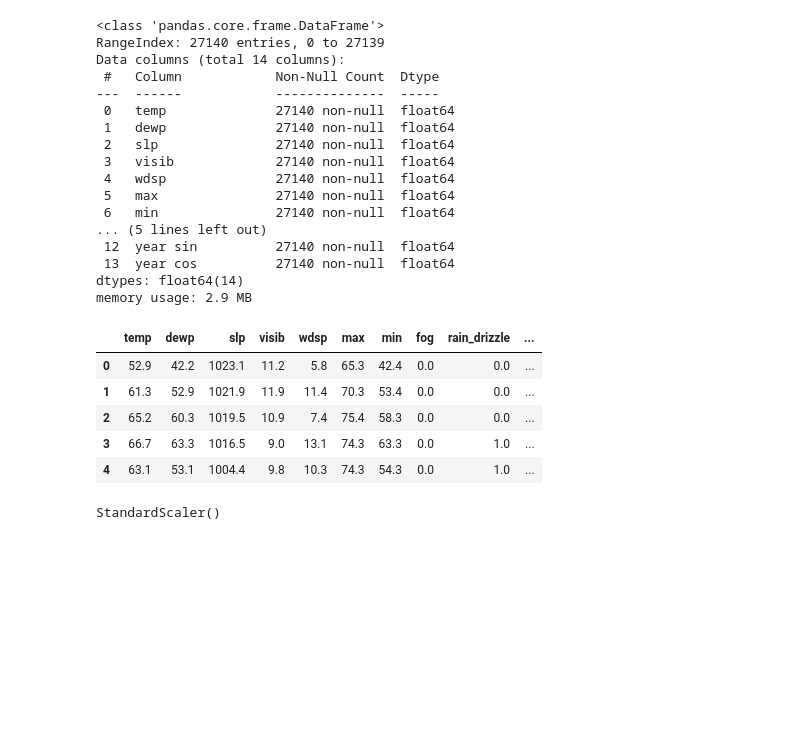
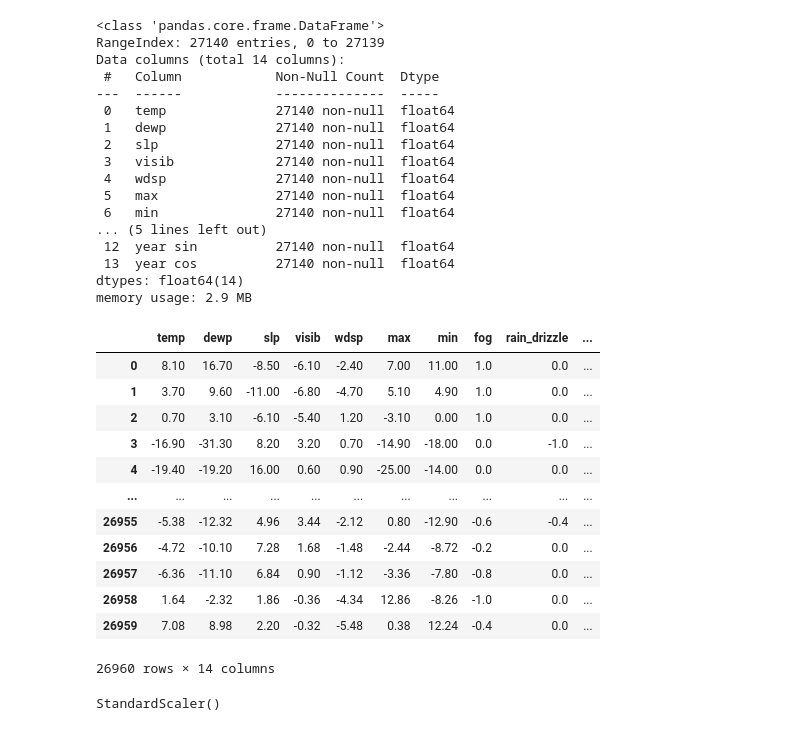
Before and after one commit to tward90/LSTM_Weather_Forecast, a Jupyter notebook: WeatherModelTrain.ipynb, the cells around one changed output. Drawn from its saved outputs; the diff is of its cells as text; code cells hidden in the pictures; blank space fills up the shorter version.

```diff
--- a/WeatherModelTrain.ipynb
+++ b/WeatherModelTrain.ipynb
@@ -43,15 +46,23 @@ Data columns (total 14 columns):
  13  year cos          27140 non-null  float64
 dtypes: float64(14)
 memory usage: 2.9 MB
-# %%
-df.head()
-# %% [output]
-|  | temp | dewp | slp | visib | wdsp | max | min | fog | rain_drizzle | ... |
-| 0 | 52.9 | 42.2 | 1023.1 | 11.2 | 5.8 | 65.3 | 42.4 | 0.0 | 0.0 | ... |
-| 1 | 61.3 | 52.9 | 1021.9 | 11.9 | 11.4 | 70.3 | 53.4 | 0.0 | 0.0 | ... |
-| 2 | 65.2 | 60.3 | 1019.5 | 10.9 | 7.4 | 75.4 | 58.3 | 0.0 | 0.0 | ... |
-| 3 | 66.7 | 63.3 | 1016.5 | 9.0 | 13.1 | 74.3 | 63.3 | 0.0 | 1.0 | ... |
-| 4 | 63.1 | 53.1 | 1004.4 | 9.8 | 10.3 | 74.3 | 54.3 | 0.0 | 1.0 | ... |
+# %%
+df = df.diff(periods=180).dropna().reset_index().drop("index", axis=1)
+df
+# %% [output]
+|  | temp | dewp | slp | visib | wdsp | max | min | fog | rain_drizzle | ... |
+| 0 | 8.10 | 16.70 | -8.50 | -6.10 | -2.40 | 7.00 | 11.00 | 1.0 | 0.0 | ... |
+| 1 | 3.70 | 9.60 | -11.00 | -6.80 | -4.70 | 5.10 | 4.90 | 1.0 | 0.0 | ... |
+| 2 | 0.70 | 3.10 | -6.10 | -5.40 | 1.20 | -3.10 | 0.00 | 1.0 | 0.0 | ... |
+| 3 | -16.90 | -31.30 | 8.20 | 3.20 | 0.70 | -14.90 | -18.00 | 0.0 | -1.0 | ... |
+| 4 | -19.40 | -19.20 | 16.00 | 0.60 | 0.90 | -25.00 | -14.00 | 0.0 | 0.0 | ... |
+| ... | ... | ... | ... | ... | ... | ... | ... | ... | ... | ... |
+| 26955 | -5.38 | -12.32 | 4.96 | 3.44 | -2.12 | 0.80 | -12.90 | -0.6 | -0.4 | ... |
+| 26956 | -4.72 | -10.10 | 7.28 | 1.68 | -1.48 | -2.44 | -8.72 | -0.2 | 0.0 | ... |
+| 26957 | -6.36 | -11.10 | 6.84 | 0.90 | -1.12 | -3.36 | -7.80 | -0.8 | 0.0 | ... |
+| 26958 | 1.64 | -2.32 | 1.86 | -0.36 | -4.34 | 12.86 | -8.26 | -1.0 | 0.0 | ... |
+| 26959 | 7.08 | 8.98 | 2.20 | -0.32 | -5.48 | 0.38 | 12.24 | -0.4 | 0.0 | ... |
+26960 rows × 14 columns
 # %%
 # Train, Validation, Test Split
 train_df = df[0:int(len(df)*.7)]
```
Also changed, not shown: parts of 14 cells of this notebook.
